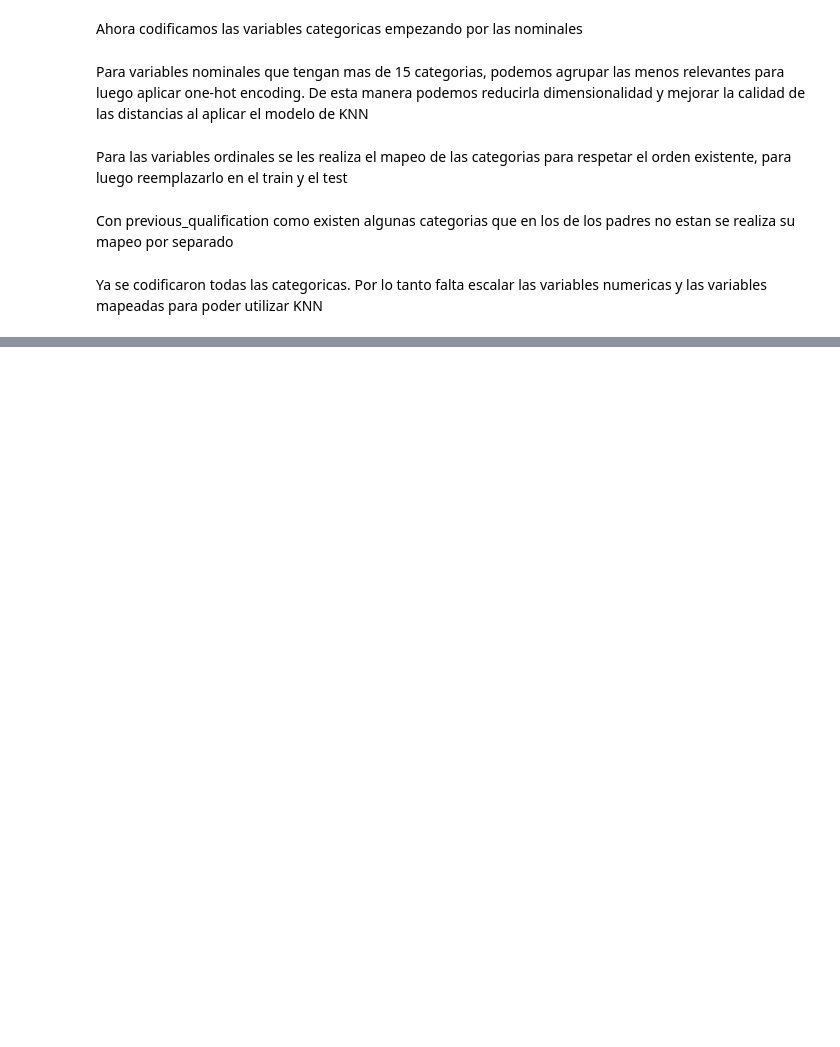
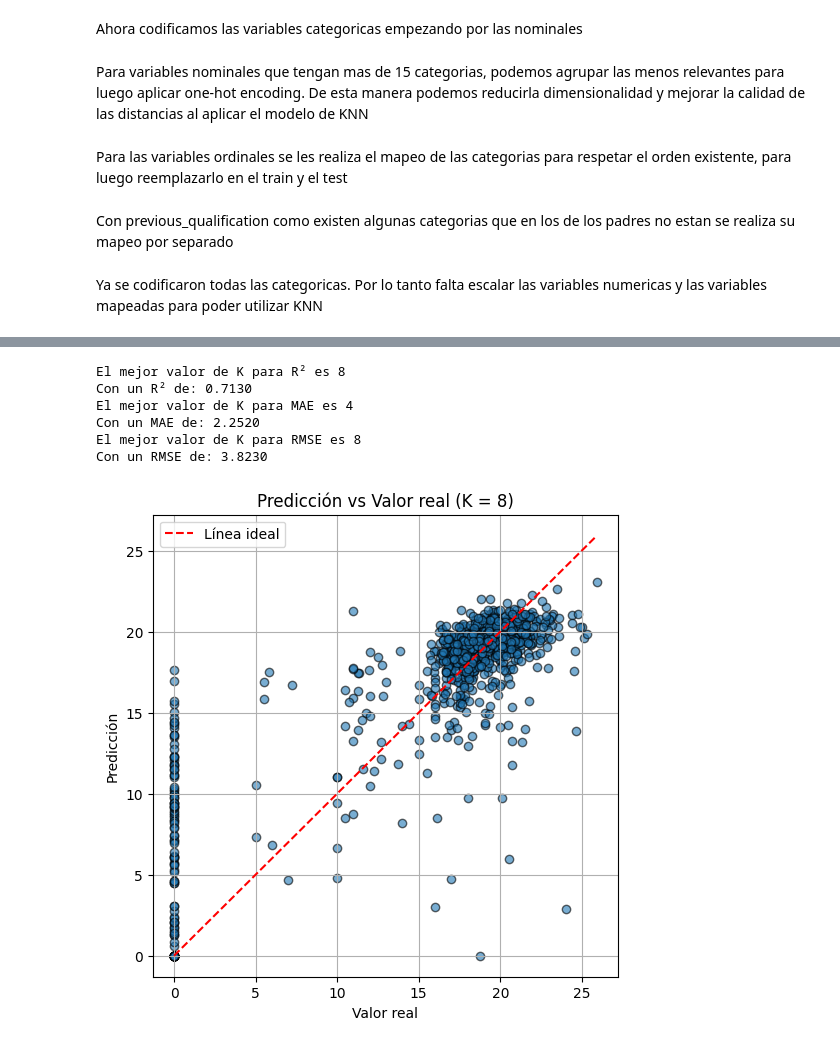
Before and after one commit to Hypotermya/ML_Mini_Proyecto_1, a Jupyter notebook: _sources/notebooks.ipynb, the cells around one changed output, grey strips where cells are left out. Cells and saved outputs as stored; diff of their text form; code cells hidden in the pictures; blank space fills up the shorter version.

```diff
--- a/_sources/notebooks.ipynb
+++ b/_sources/notebooks.ipynb
@@ -509,0 +712,46 @@ Ahora con todas las variables preparadas podemos comenzar el modelo de KNN
+# %%
+# Mejor K para R²
+best_k_r2 = neighbors_settings[test_accuracy_R2.index(max(test_accuracy_R2))]
+best_r2_value = max(test_accuracy_R2)
+print(f"El mejor valor de K para R² es {best_k_r2}")
+print(f"Con un R² de: {best_r2_value:.4f}")
+
+# Mejor K para MAE
+best_k_mae = neighbors_settings[test_mae.index(min(test_mae))]
+best_mae_value = min(test_mae)
+print(f"El mejor valor de K para MAE es {best_k_mae}")
+print(f"Con un MAE de: {best_mae_value:.4f}")
+
+# Mejor K para RMSE
+best_k_rmse = neighbors_settings[test_rmse.index(min(test_rmse))]
+best_rmse_value = min(test_rmse)
+print(f"El mejor valor de K para RMSE es {best_k_rmse}")
+print(f"Con un RMSE de: {best_rmse_value:.4f}")
+# %% [output]
+El mejor valor de K para R² es 8
+Con un R² de: 0.7130
+El mejor valor de K para MAE es 4
+Con un MAE de: 2.2520
+El mejor valor de K para RMSE es 8
+Con un RMSE de: 3.8230
+# %%
+reg = KNeighborsRegressor(n_neighbors=best_k_r2)
+reg.fit(X_train_reg, y_train_reg)
+
+# Predicciones
+y_test_pred = reg.predict(X_test_reg)
+
+# Gráfico Predicción vs Valor Real
+plt.figure(figsize=(6,6))
+plt.scatter(y_test_reg, y_test_pred, alpha=0.6, edgecolor='k')
+plt.plot([min(y_test_reg), max(y_test_reg)],
+         [min(y_test_reg), max(y_test_reg)],
+         color='red', linestyle='--', label="Línea ideal")
+plt.xlabel("Valor real")
+plt.ylabel("Predicción")
+plt.title(f"Predicción vs Valor real (K = {best_k_r2})")
+plt.legend()
+plt.grid(True)
+plt.show()
+# %% [output]
+[figure, added]
```
Also changed, not shown: parts of 44 cells of this notebook, 11 other files.
